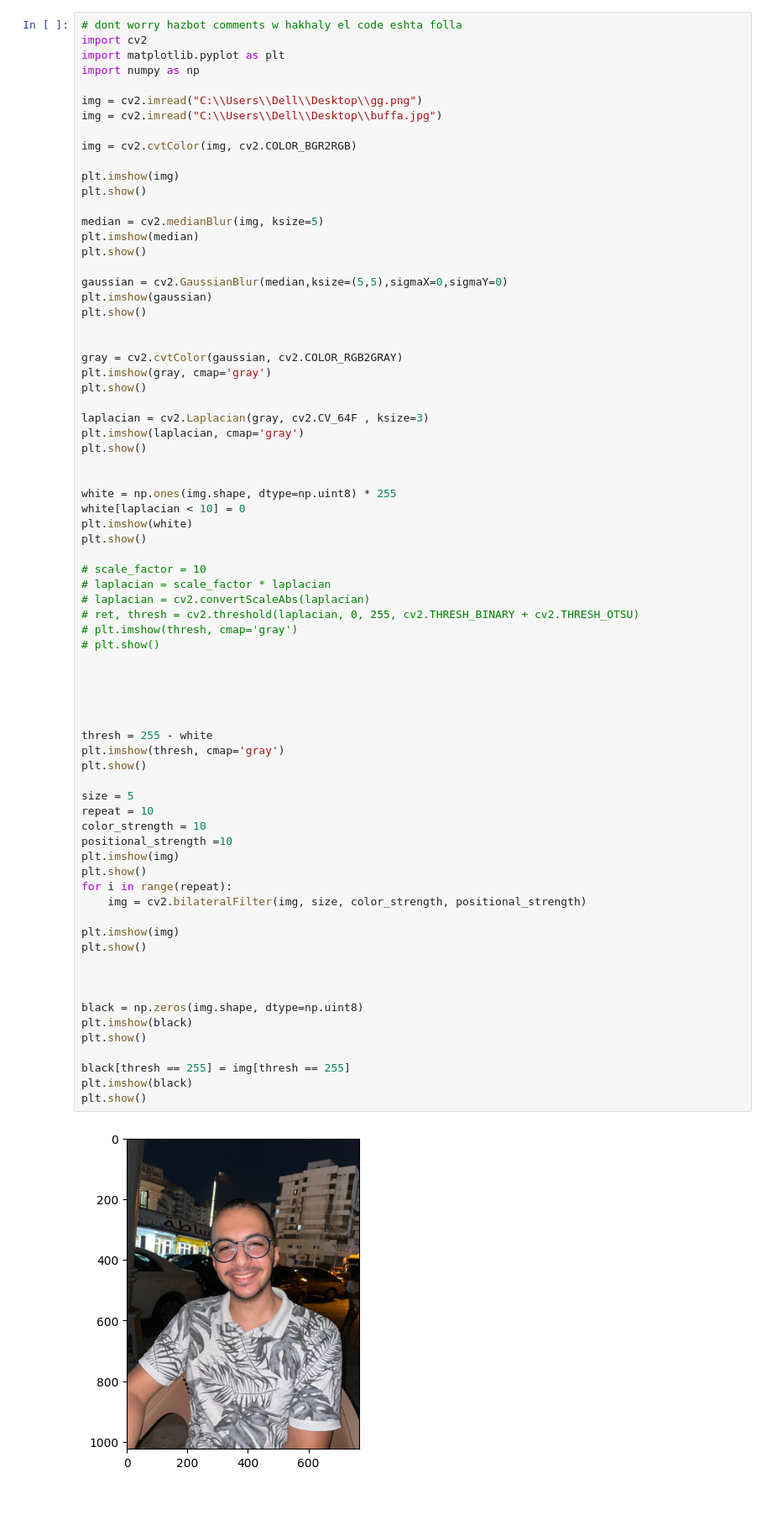
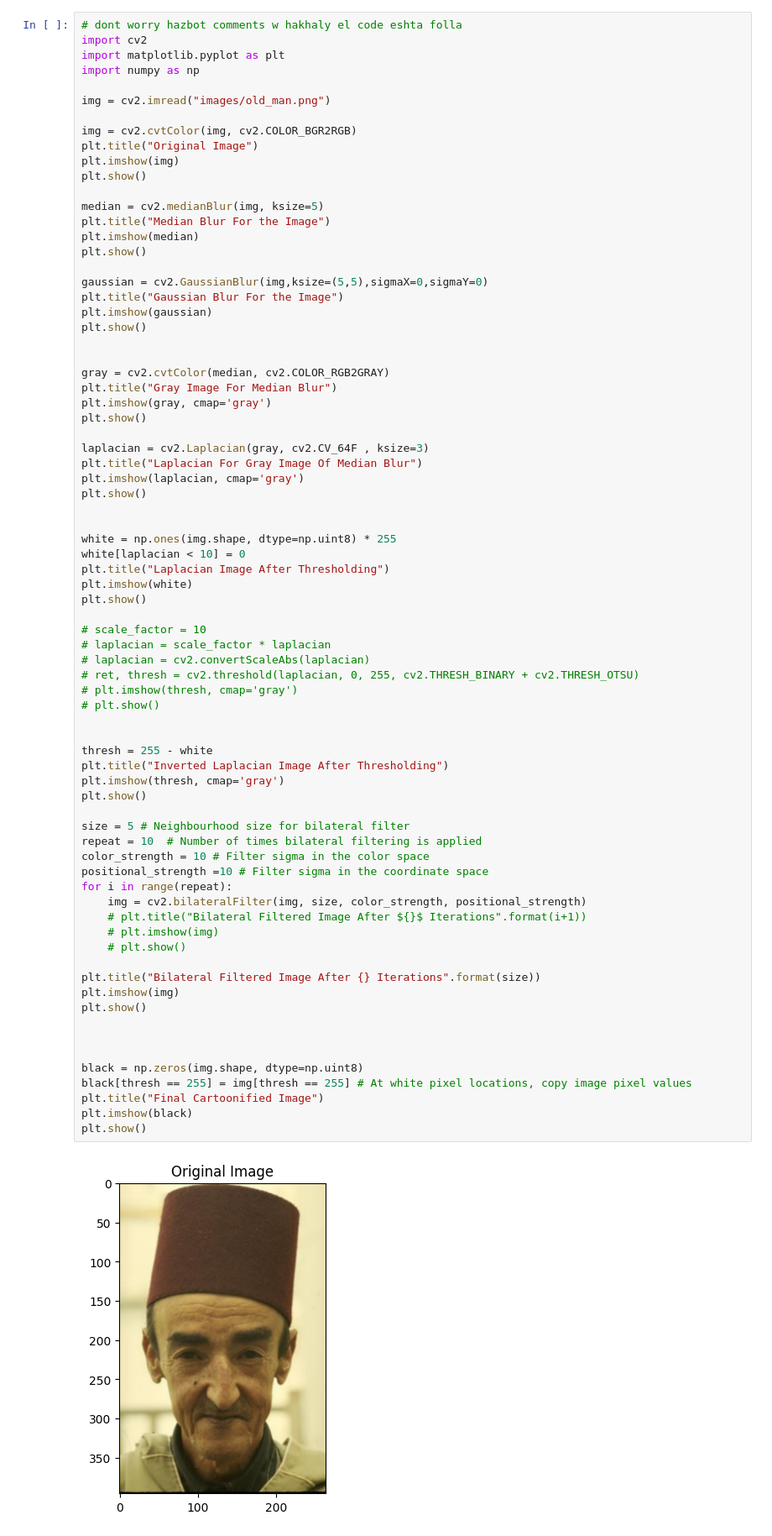
Before and after one commit to MohamedFarid612/Image-Processing-Filters-For-ImageCartoonifying-and-Road-Lane-Detection-Using-Hough-Transform, a Jupyter notebook: Cartoon.ipynb, the cells around one changed output. Shown at 84% size. Drawn from its saved outputs; the diff is of its cells as text; blank space fills up the shorter version.

Commit message:
Added Title for each drawing

```diff
--- a/Cartoon.ipynb
+++ b/Cartoon.ipynb
@@ -4,72 +4,74 @@ import cv2
 import matplotlib.pyplot as plt
 import numpy as np
 
-img = cv2.imread("C:\\Users\\Dell\\Desktop\\gg.png")
-img = cv2.imread("C:\\Users\\Dell\\Desktop\\buffa.jpg")
+img = cv2.imread("images/old_man.png")
 
 img = cv2.cvtColor(img, cv2.COLOR_BGR2RGB)
-
+plt.title("Original Image")
 plt.imshow(img)
 plt.show()
 
 median = cv2.medianBlur(img, ksize=5)
+plt.title("Median Blur For the Image")
 plt.imshow(median)
 plt.show()
 
-gaussian = cv2.GaussianBlur(median,ksize=(5,5),sigmaX=0,sigmaY=0)
+gaussian = cv2.GaussianBlur(img,ksize=(5,5),sigmaX=0,sigmaY=0)
+plt.title("Gaussian Blur For the Image")
 plt.imshow(gaussian)
 plt.show()
 
 
-gray = cv2.cvtColor(gaussian, cv2.COLOR_RGB2GRAY)
+gray = cv2.cvtColor(median, cv2.COLOR_RGB2GRAY)
+plt.title("Gray Image For Median Blur")
 plt.imshow(gray, cmap='gray')
 plt.show()
 
 laplacian = cv2.Laplacian(gray, cv2.CV_64F , ksize=3)
+plt.title("Laplacian For Gray Image Of Median Blur")
 plt.imshow(laplacian, cmap='gray')
 plt.show()
 
 
 white = np.ones(img.shape, dtype=np.uint8) * 255
 white[laplacian < 10] = 0
+plt.title("Laplacian Image After Thresholding")
 plt.imshow(white)
 plt.show()
 
 # scale_factor = 10
 # laplacian = scale_factor * laplacian
 # laplacian = cv2.convertScaleAbs(laplacian)
 # ret, thresh = cv2.threshold(laplacian, 0, 255, cv2.THRESH_BINARY + cv2.THRESH_OTSU)
 # plt.imshow(thresh, cmap='gray')
 # plt.show()
 
 
-
-
-
 thresh = 255 - white
+plt.title("Inverted Laplacian Image After Thresholding")
 plt.imshow(thresh, cmap='gray')
 plt.show()
 
-size = 5
-repeat = 10
-color_strength = 10
-positional_strength =10
-plt.imshow(img)
-plt.show()
+size = 5 # Neighbourhood size for bilateral filter
+repeat = 10  # Number of times bilateral filtering is applied
+color_strength = 10 # Filter sigma in the color space
+positional_strength =10 # Filter sigma in the coordinate space
 for i in range(repeat):
     img = cv2.bilateralFilter(img, size, color_strength, positional_strength)
+    # plt.title("Bilateral Filtered Image After ${}$ Iterations".format(i+1))
+    # plt.imshow(img)
+    # plt.show()
 
+plt.title("Bilateral Filtered Image After {} Iterations".format(size))
 plt.imshow(img)
 plt.show()
 
 
 
 black = np.zeros(img.shape, dtype=np.uint8)
+black[thresh == 255] = img[thresh == 255] # At white pixel locations, copy image pixel values
+plt.title("Final Cartoonified Image")
 plt.imshow(black)
 plt.show()
-
-black[thresh == 255] = img[thresh == 255]
-plt.imshow(black)
-plt.show()
 # %% [output]
-[figure, old version]
+[figure, new version]
```
Also changed, not shown: parts of 1 cell of this notebook.
